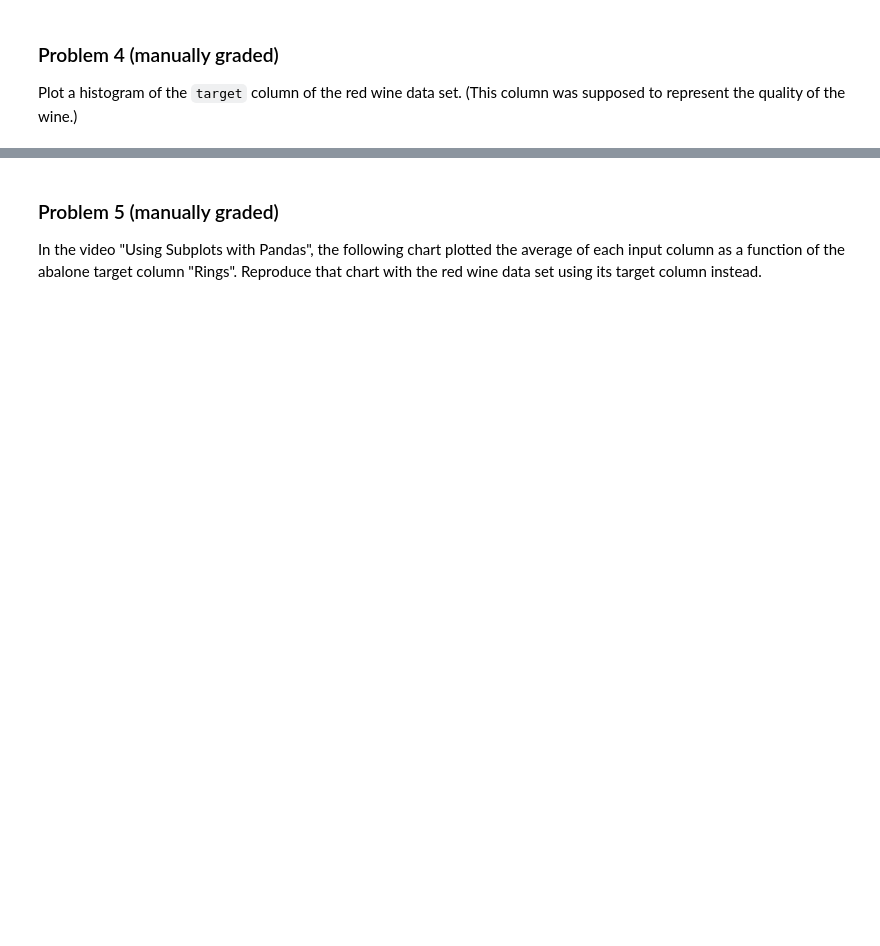
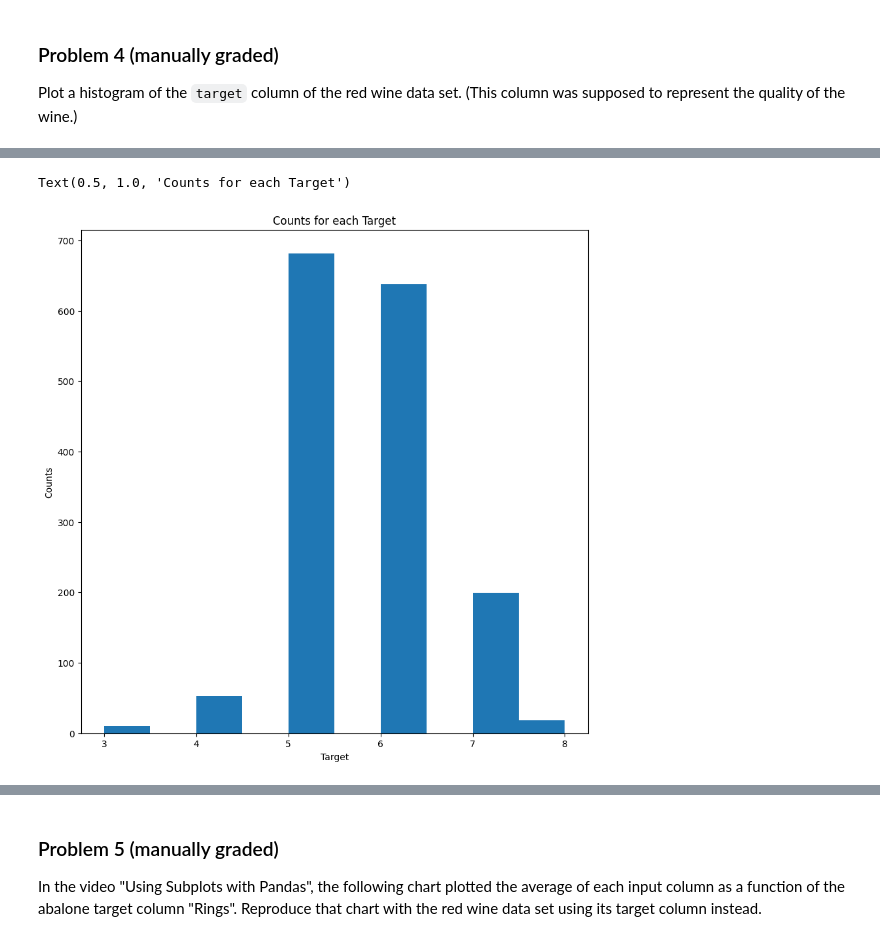
Before and after one commit to mmorebugit/dx602-homework-10, a Jupyter notebook: homework.ipynb, the cells around one changed output, grey strips where cells are left out. Drawn from its saved outputs; the diff is of its cells as text; code cells hidden in the pictures; blank space fills up the shorter version.

```diff
--- a/homework.ipynb
+++ b/homework.ipynb
@@ -96,3 +107,13 @@ Ellipsis
+# %%
+# YOUR CHANGES HERE
+
+red_wine["target"].hist(figsize=(10,10),grid=False)
+plt.ylabel("Counts")
+plt.xlabel("Target")
+plt.title("Counts for each Target")
+# %% [output]
+Text(0.5, 1.0, 'Counts for each Target')
+[figure, added]
 # %% [markdown]
 <div style="page-break-after: always;"></div>
 # %% [markdown]
```
Also changed, not shown: parts of 17 cells of this notebook.
